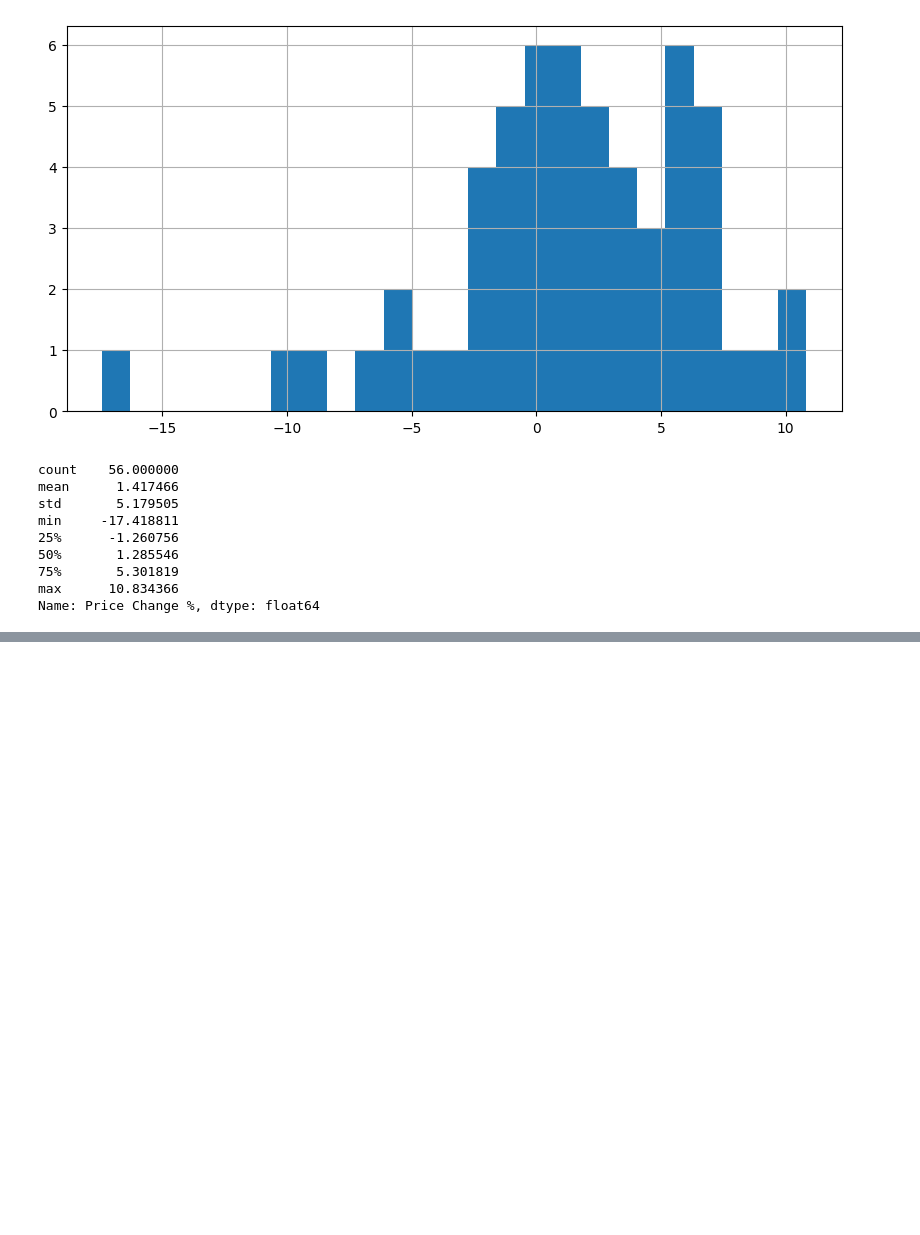
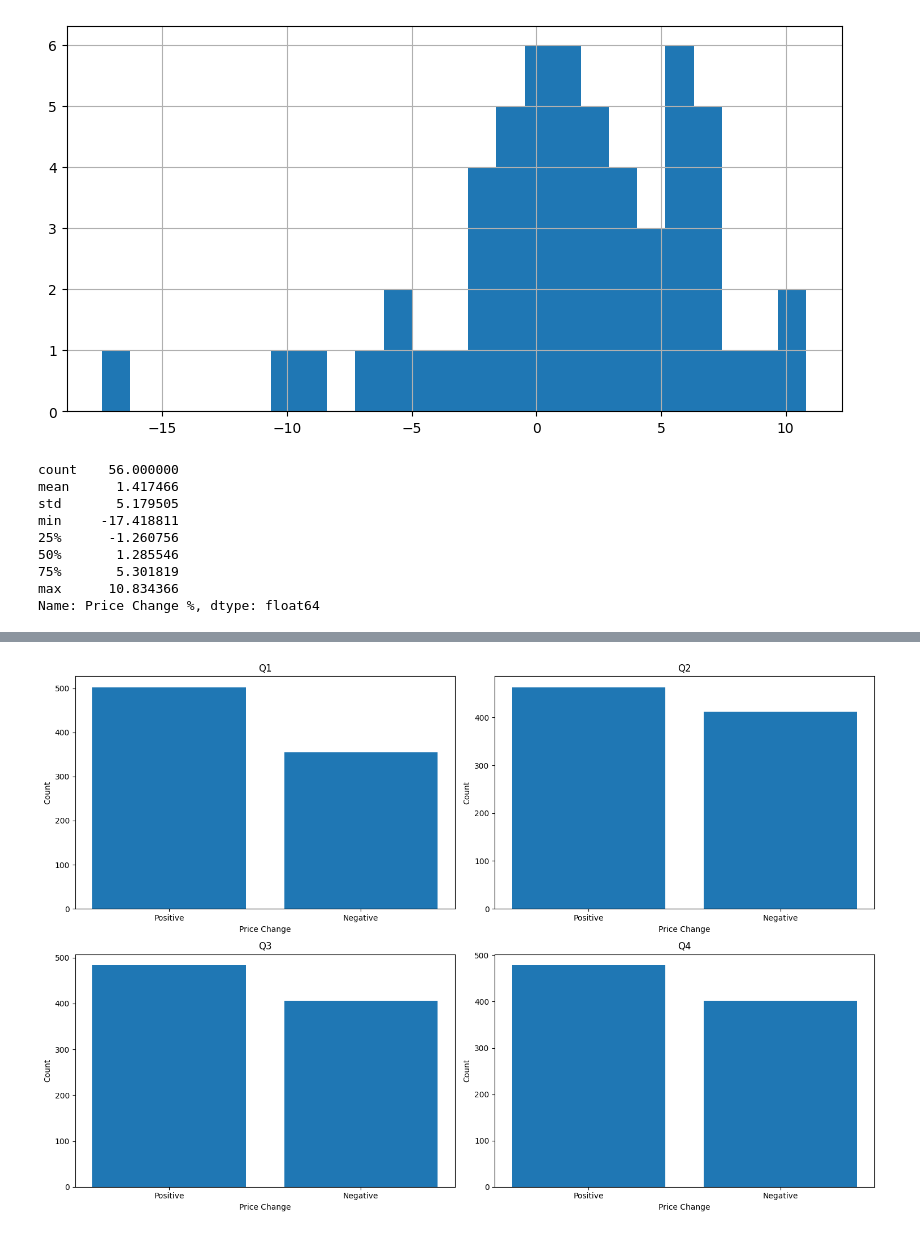
Before and after one commit to OWurst/PittCoin, a Jupyter notebook: expanded_datagathering/Historical_SPY_Exploration.ipynb, the cells around one changed output, grey strips where cells are left out. Cells and saved outputs as stored; diff of their text form; code cells hidden in the pictures; blank space fills up the shorter version.

```diff
--- a/expanded_datagathering/Historical_SPY_Exploration.ipynb
+++ b/expanded_datagathering/Historical_SPY_Exploration.ipynb
@@ -99,0 +158,37 @@ Because our project mostly revolves around price change classification (predicti
+# %%
+positive = price_change[price_change > 1].count()
+neutral = price_change[(price_change >= -1) & (price_change <= 1)].count()
+negative = price_change[price_change < -1].count()
+
+fig = go.Figure(
+    data=[
+        go.Bar(name='> 1%', x=['Positive'], y=[positive]),
+        go.Bar(name='Neutral', x=['Neutral'], y=[neutral]),
+        go.Bar(name='<-1%', x=['Negative'], y=[negative]),
+        ]
+    )
+fig.update_layout(
+    barmode='stack',
+    title='Count of Strong Price Changes (>1%)',
+    xaxis_title='Price Change',
+    yaxis_title='Count'
+    )
+fig.show()
+# %%
+# create a 4 bar charts for positive vs negative change by quarter and plot side by side
+fig, axs = plt.subplots(2, 2, figsize=(15, 10))
+
+for i in range(1, 5):
+    data = stock_data[stock_data['Q'] == i]
+    positive = data[data['Price Change %'] > 0]
+    negative = data[data['Price Change %'] < 0]
+
+    axs[(i-1)//2, (i-1)%2].bar(['Positive', 'Negative'], [len(positive), len(negative)])
+    axs[(i-1)//2, (i-1)%2].set_title(f'Q{i}')
+    axs[(i-1)//2, (i-1)%2].set_xlabel('Price Change')
+    axs[(i-1)//2, (i-1)%2].set_ylabel('Count')
+
+plt.tight_layout()
+plt.show()
+# %% [output]
+[figure, added]
```
Also changed, not shown: parts of 9 cells of this notebook.
